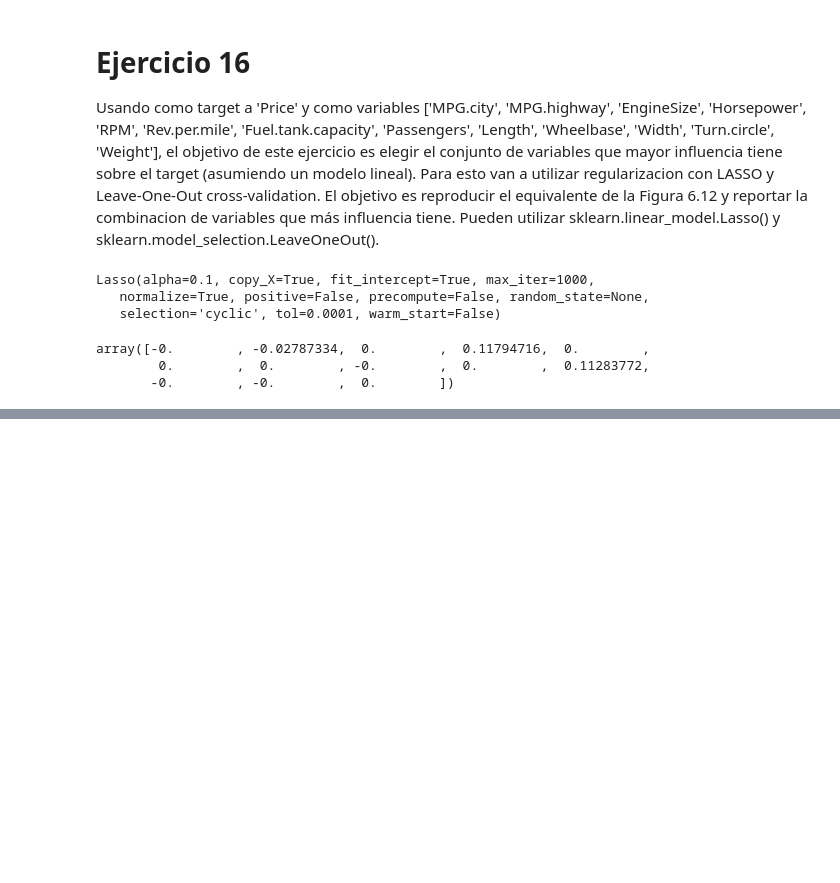
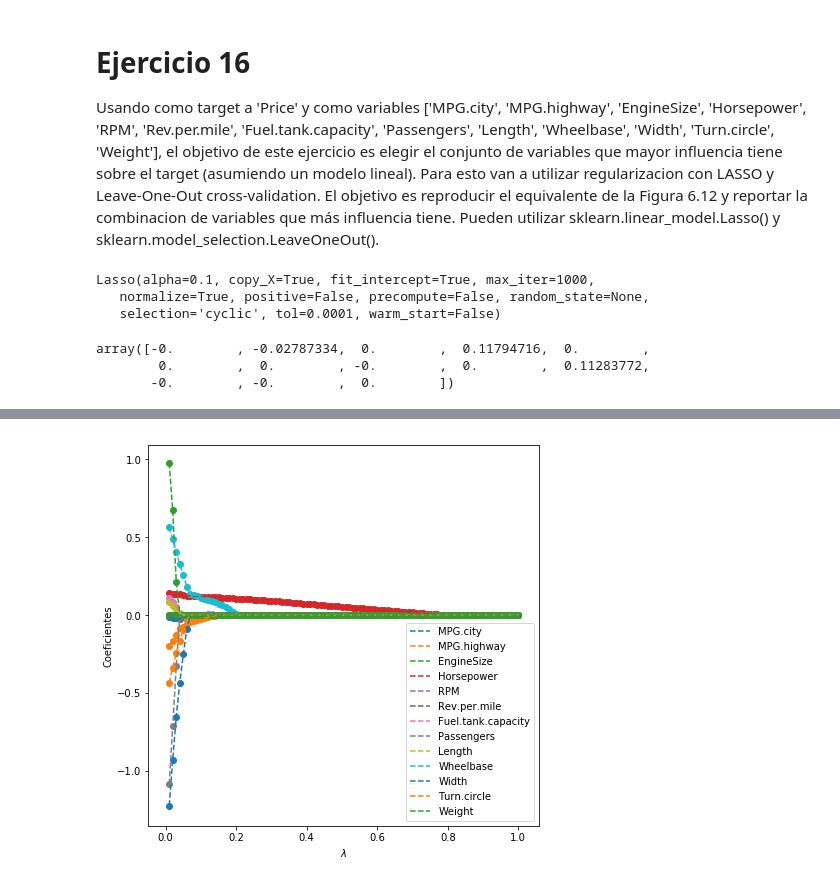
Before and after one commit to JoseMontanaC/Metodos_Computacionales, a Jupyter notebook: Repaso_Ejercicios/Ejercicio_16/Ejercicio_16.ipynb, the cells around one changed output, grey strips where cells are left out. Saved outputs shown, nothing was run; the diff lists cells and outputs as text; code cells hidden in the pictures; blank space fills up the shorter version.

```diff
--- a/Repaso_Ejercicios/Ejercicio_16/Ejercicio_16.ipynb
+++ b/Repaso_Ejercicios/Ejercicio_16/Ejercicio_16.ipynb
@@ -54,0 +88,14 @@ print(np.mean(R_2))
+# %%
+plt.figure(figsize=(7,7))
+nombre=['MPG.city', 'MPG.highway', 'EngineSize', 'Horsepower',
+'RPM', 'Rev.per.mile',   'Fuel.tank.capacity', 'Passengers',
+'Length',   'Wheelbase', 'Width', 'Turn.circle', 'Weight']
+for i in range(len(Coef_list[0])):
+    plt.scatter(alphas,Coef_list[:,i])
+    plt.plot(alphas,Coef_list[:,i],"--",label=nombre[i])
+plt.legend(loc="lower right")
+plt.xlabel(r"$\lambda$")
+plt.ylabel(r"Coeficientes")
+plt.show()
+# %% [output]
+[figure, added]
```
Also changed, not shown: parts of 4 cells of this notebook, 1 other file.
